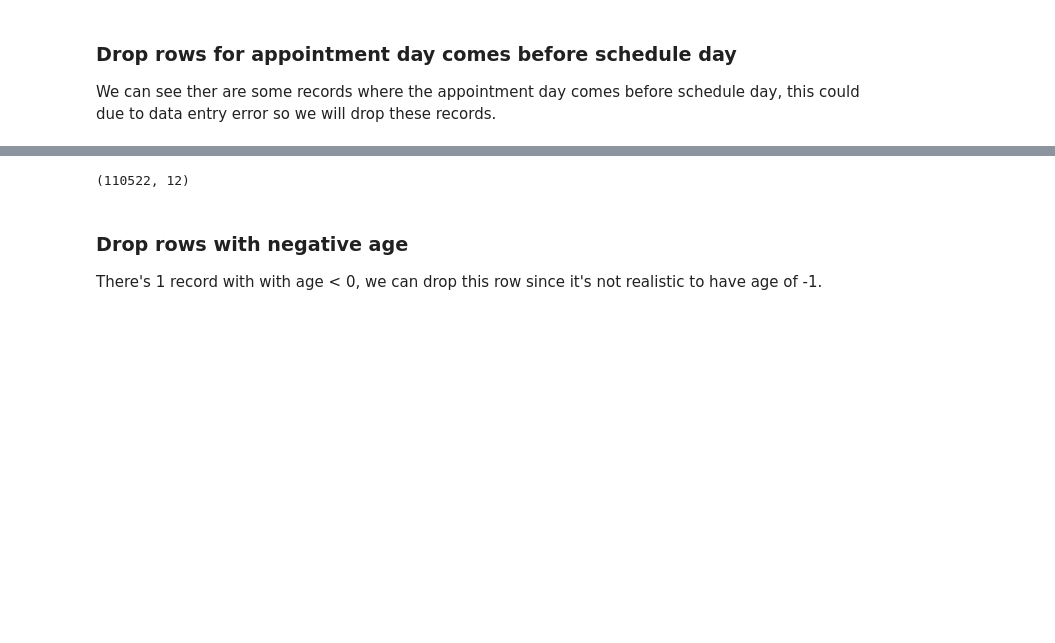
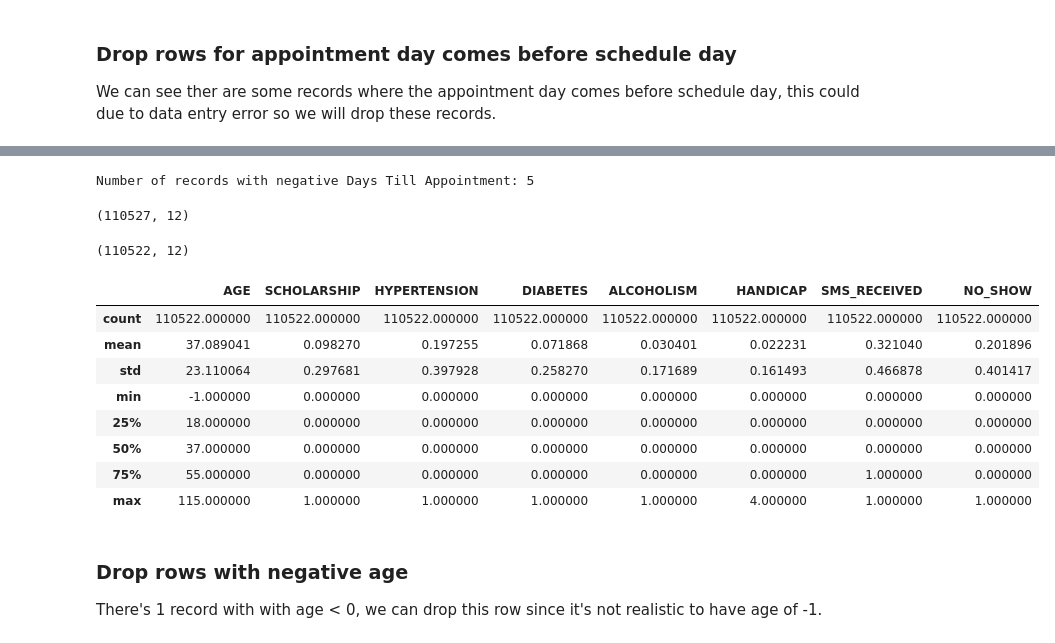
Before and after one commit to makaveli006/Healthcare-Appointment-Absent-Prediction, a Jupyter notebook: 1.Project Notebook.ipynb, the cells around one changed output, grey strips where cells are left out. Drawn from its saved outputs; the diff is of its cells as text; code cells hidden in the pictures; blank space fills up the shorter version.

```diff
--- a/1.Project Notebook.ipynb
+++ b/1.Project Notebook.ipynb
@@ -526,3 +598,15 @@ Number of records with negative Days Till Appointment: 5
+# %%
+# Count the number of such records
+count_negative_days = len(negative_days_records)
+
+# Print the count and the records
+print(f"Number of records with negative Days Till Appointment: {count_negative_days}")
+# %% [output]
+Number of records with negative Days Till Appointment: 5
+# %%
+data_pre.shape
+# %% [output]
+(110527, 12)
 # %%
 # Drop records where the calculated 'DAYS_TILL_APPOINTMENT' would be negative
 data_pre = data_pre[(data_pre['APPOINTMENTDAY'] - data_pre['SCHEDULEDDAY']).dt.days + 1 >= 0]
@@ -531,6 +615,18 @@ data_pre = data_pre[(data_pre['APPOINTMENTDAY'] - data_pre['SCHEDULEDDAY']).dt.d
 data_pre.shape
 # %% [output]
 (110522, 12)
+# %%
+data_pre.describe()
+# %% [output]
+|  | AGE | SCHOLARSHIP | HYPERTENSION | DIABETES | ALCOHOLISM | HANDICAP | SMS_RECEIVED | NO_SHOW |
+| count | 110522.000000 | 110522.000000 | 110522.000000 | 110522.000000 | 110522.000000 | 110522.000000 | 110522.000000 | 110522.000000 |
+| mean | 37.089041 | 0.098270 | 0.197255 | 0.071868 | 0.030401 | 0.022231 | 0.321040 | 0.201896 |
+| std | 23.110064 | 0.297681 | 0.397928 | 0.258270 | 0.171689 | 0.161493 | 0.466878 | 0.401417 |
+| min | -1.000000 | 0.000000 | 0.000000 | 0.000000 | 0.000000 | 0.000000 | 0.000000 | 0.000000 |
+| 25% | 18.000000 | 0.000000 | 0.000000 | 0.000000 | 0.000000 | 0.000000 | 0.000000 | 0.000000 |
+| 50% | 37.000000 | 0.000000 | 0.000000 | 0.000000 | 0.000000 | 0.000000 | 0.000000 | 0.000000 |
+| 75% | 55.000000 | 0.000000 | 0.000000 | 0.000000 | 0.000000 | 0.000000 | 1.000000 | 0.000000 |
+| max | 115.000000 | 1.000000 | 1.000000 | 1.000000 | 1.000000 | 4.000000 | 1.000000 | 1.000000 |
 # %% [markdown]
 ### Drop rows with negative age
 There's 1 record with with age < 0, we can drop this row since it's not realistic to have age of -1.
```
Also changed, not shown: parts of 64 cells of this notebook, 15 other files.
